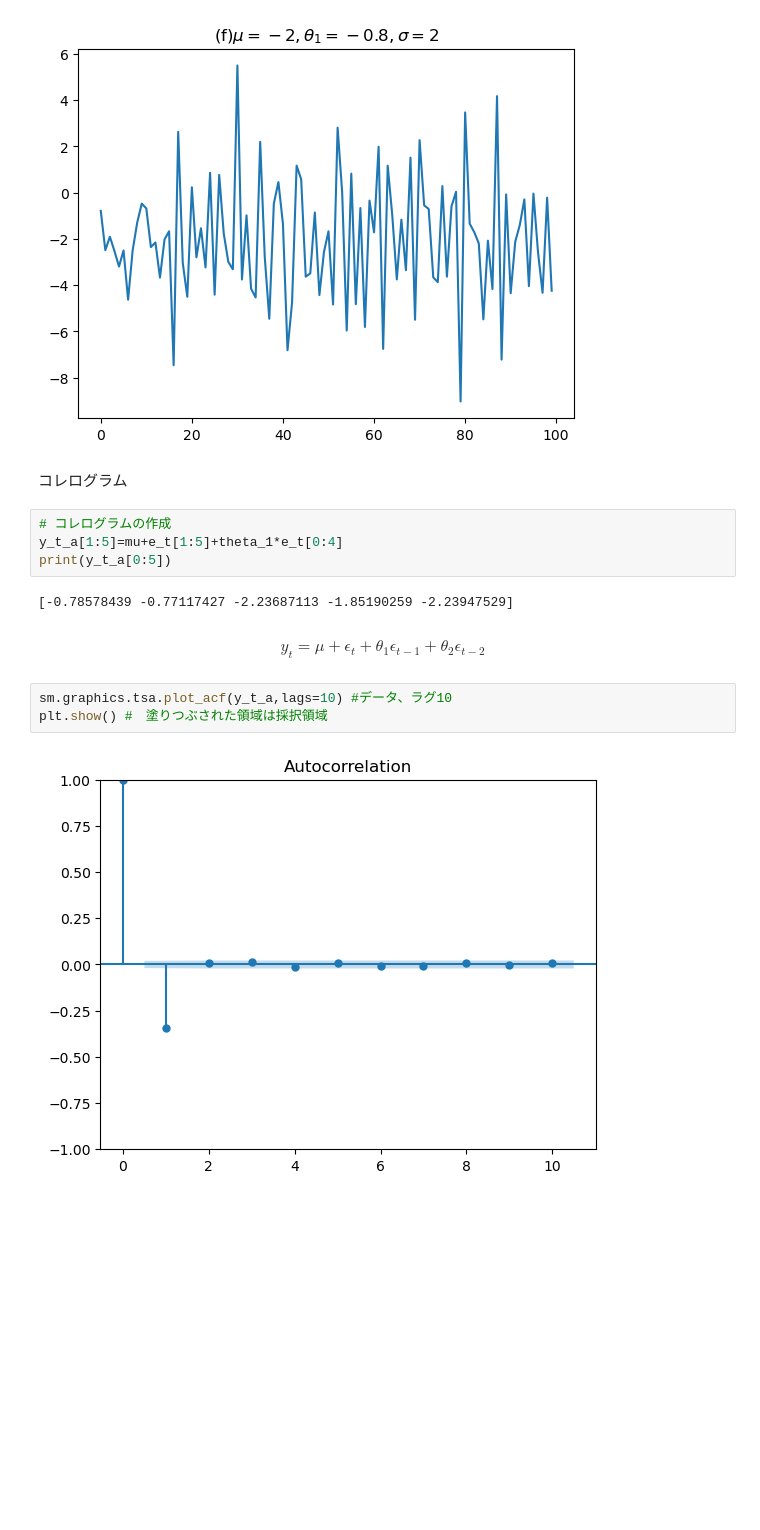
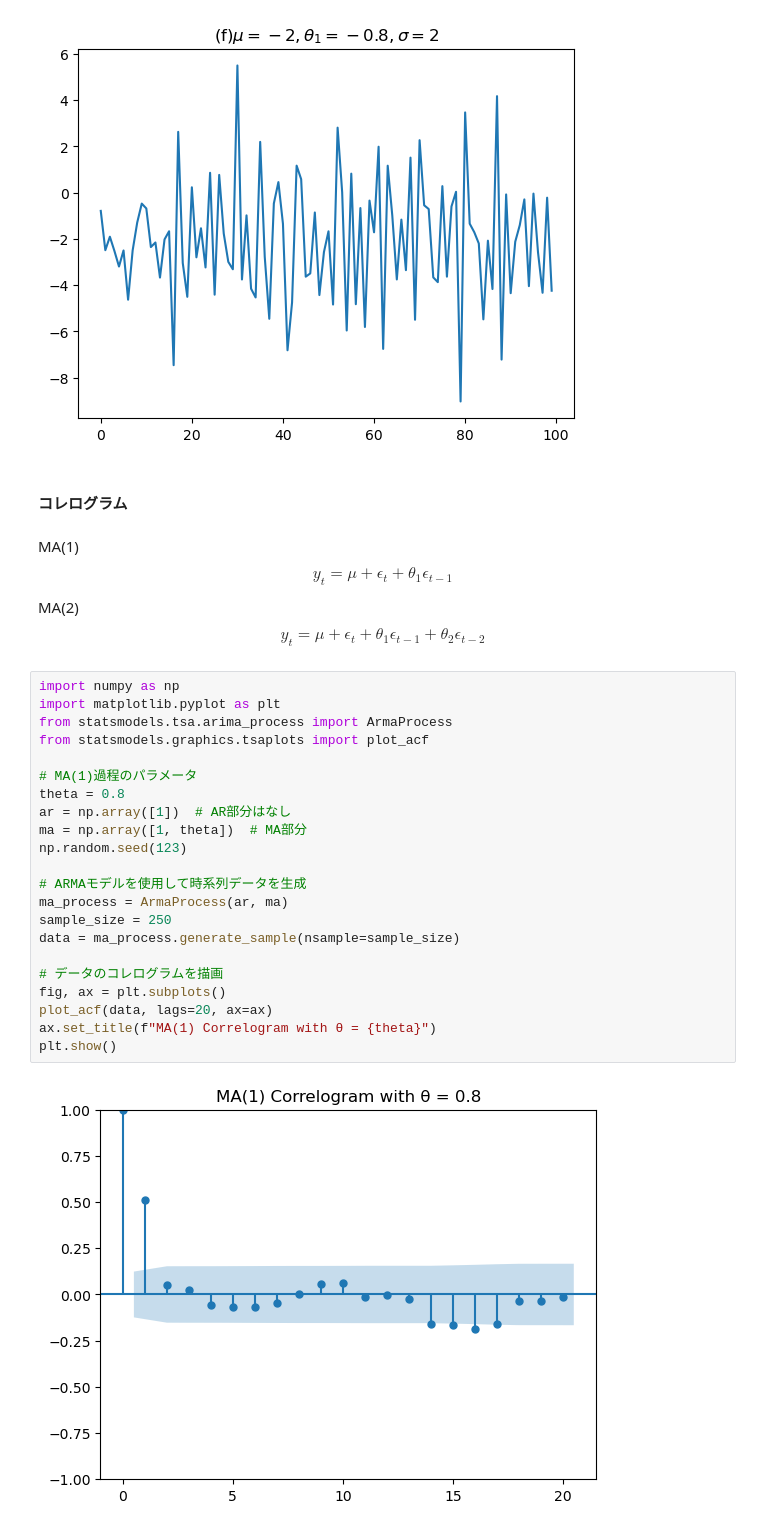
Before and after one commit to LABO-M/time-series-analysis, a Jupyter notebook: chap2.ipynb, the cells around one changed output. Cells and saved outputs as stored; diff of their text form; blank space fills up the shorter version.

```diff
--- a/chap2.ipynb
+++ b/chap2.ipynb
@@ -80,20 +82,38 @@ plt.title("(f)$\mu=-2,\\theta_1=-0.8,\sigma=2$")
 plt.show()
 # %% [output]
 [figure]
-# %% [markdown]
-コレログラム
-# %%
-# コレログラムの作成
-y_t_a[1:5]=mu+e_t[1:5]+theta_1*e_t[0:4]
-print(y_t_a[0:5])
-# %% [output]
-[-0.78578439 -0.77117427 -2.23687113 -1.85190259 -2.23947529]
+# %% [markdown]
+####  コレログラム
 # %% [markdown]
+MA(1)
+$$
+y_t=\mu+\epsilon_t+\theta_1\epsilon_{t-1}
+$$
+MA(2)
 $$
 y_t=\mu+\epsilon_t+\theta_1\epsilon_{t-1}+\theta_2\epsilon_{t-2}
 $$
-# %%
-sm.graphics.tsa.plot_acf(y_t_a,lags=10) #データ、ラグ10
-plt.show() #　塗りつぶされた領域は採択領域
-# %% [output]
-[figure, removed]
+# %%
+import numpy as np
+import matplotlib.pyplot as plt
+from statsmodels.tsa.arima_process import ArmaProcess
+from statsmodels.graphics.tsaplots import plot_acf
+
+# MA(1)過程のパラメータ
+theta = 0.8
+ar = np.array([1])  # AR部分はなし
+ma = np.array([1, theta])  # MA部分
+np.random.seed(123)
+
+# ARMAモデルを使用して時系列データを生成
+ma_process = ArmaProcess(ar, ma)
+sample_size = 250
+data = ma_process.generate_sample(nsample=sample_size)
+
+# データのコレログラムを描画
+fig, ax = plt.subplots()
+plot_acf(data, lags=20, ax=ax)
+ax.set_title(f"MA(1) Correlogram with θ = {theta}")
+plt.show()
+# %% [output]
+[figure, added]
```
Also changed, not shown: parts of 17 cells of this notebook.
